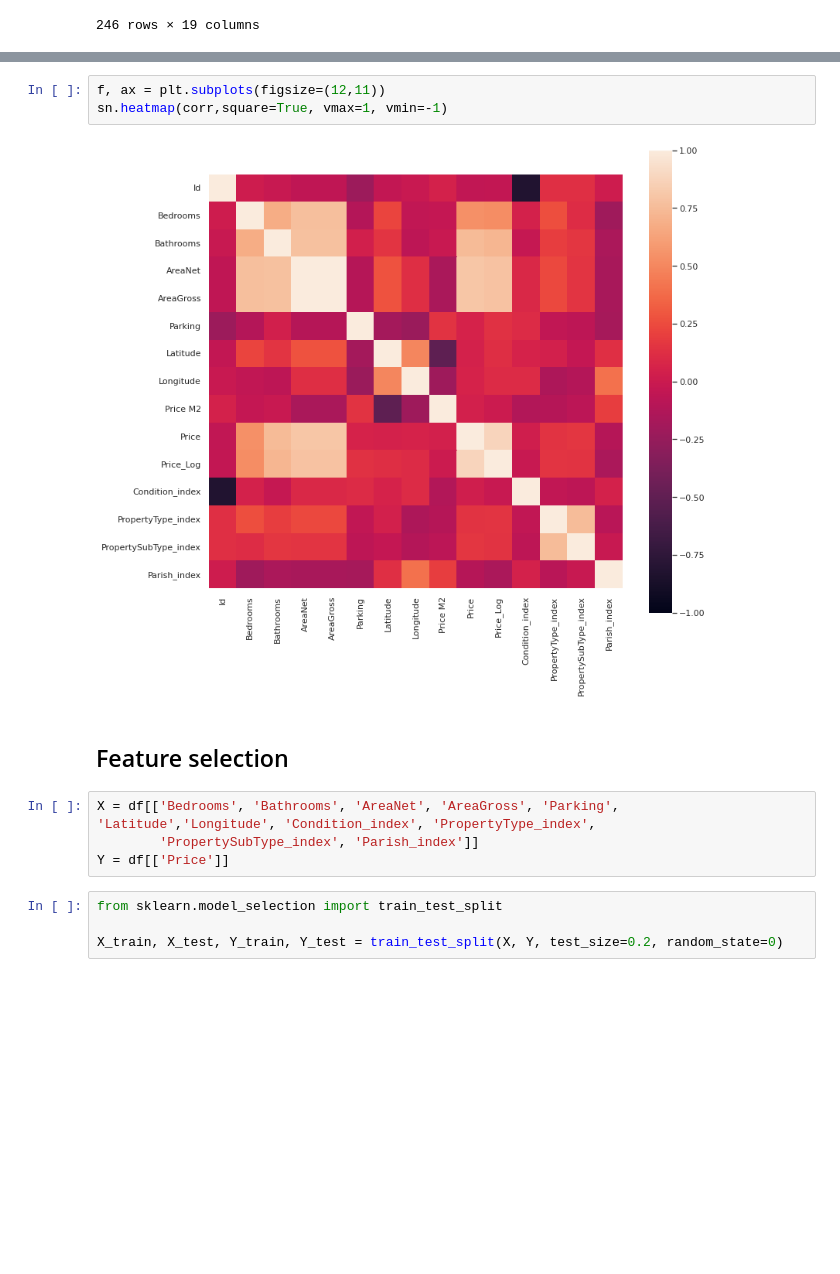
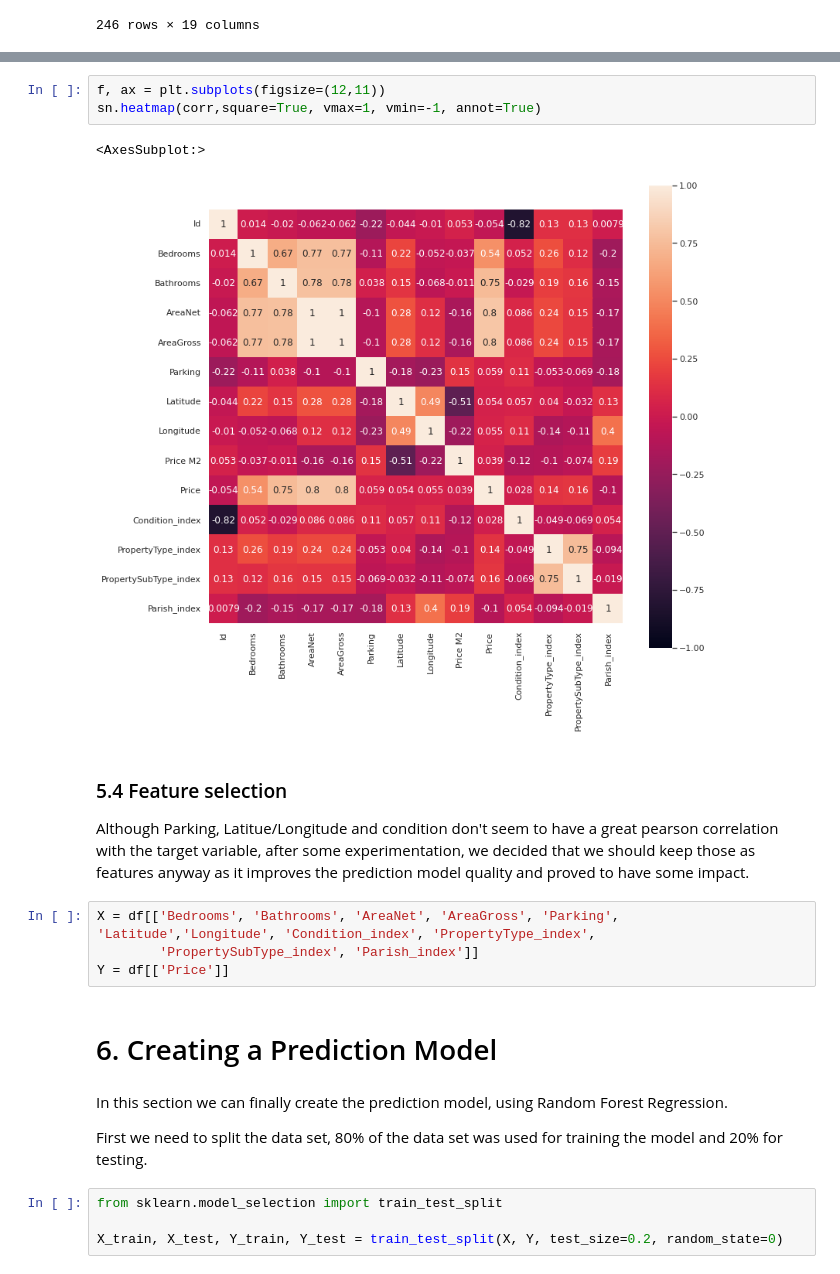
Before and after one commit to Rafabro8500/Data_Science_Fundamentals, a Jupyter notebook: Project - Lisbon House Prices.ipynb, the cells around one changed output, grey strips where cells are left out. Saved outputs shown, nothing was run; the diff lists cells and outputs as text; blank space fills up the shorter version.

```diff
--- a/Project - Lisbon House Prices.ipynb
+++ b/Project - Lisbon House Prices.ipynb
@@ -437,14 +575,23 @@ corr.style.background_gradient(cmap='Reds', axis=0)
 # %%
 f, ax = plt.subplots(figsize=(12,11))
-sn.heatmap(corr,square=True, vmax=1, vmin=-1)
+sn.heatmap(corr,square=True, vmax=1, vmin=-1, annot=True)
 # %% [output]
+<AxesSubplot:>
-[figure, old version]
+[figure, new version]
 # %% [markdown]
-## Feature selection
+### 5.4 Feature selection
+
+Although Parking, Latitue/Longitude and condition don't seem to have a great pearson correlation with the target variable, after some experimentation, we decided that we should keep those as features anyway as it improves the prediction model quality and proved to have some impact.
 # %%
 X = df[['Bedrooms', 'Bathrooms', 'AreaNet', 'AreaGross', 'Parking', 'Latitude','Longitude', 'Condition_index', 'PropertyType_index',
         'PropertySubType_index', 'Parish_index']]
 Y = df[['Price']]
+# %% [markdown]
+# 6. Creating a Prediction Model
+# %% [markdown]
+In this section we can finally create the prediction model, using Random Forest Regression.
+
+First we need to split the data set, 80% of the data set was used for training the model and 20% for testing.
 # %%
 from sklearn.model_selection import train_test_split
 
```
Also changed, not shown: parts of 56 cells of this notebook.
